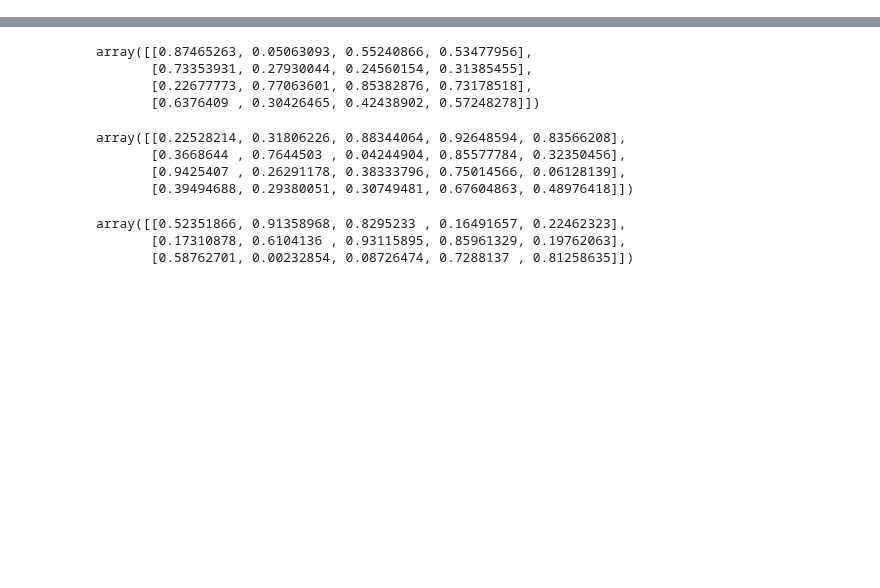
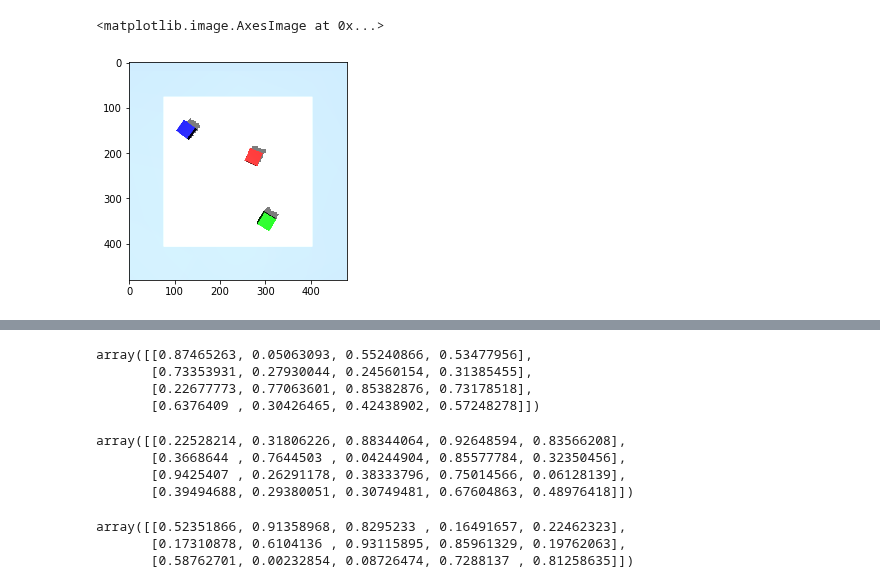
Before and after one commit to hogunkee/ur5_manipulation, a Jupyter notebook: object_wise/dqn/debugging.ipynb, the cells around one changed output, grey strips where cells are left out. Drawn from its saved outputs; the diff is of its cells as text; code cells hidden in the pictures; blank space fills up the shorter version.

```diff
--- a/object_wise/dqn/debugging.ipynb
+++ b/object_wise/dqn/debugging.ipynb
@@ -8,0 +70,5 @@ NameError: name 'cfg_from_file' is not defined
+# %%
+plt.imshow(state[1])
+# %% [output]
+<matplotlib.image.AxesImage at 0x...>
+[figure, added]
```
Also changed, not shown: parts of 38 cells of this notebook, 42 other files.
